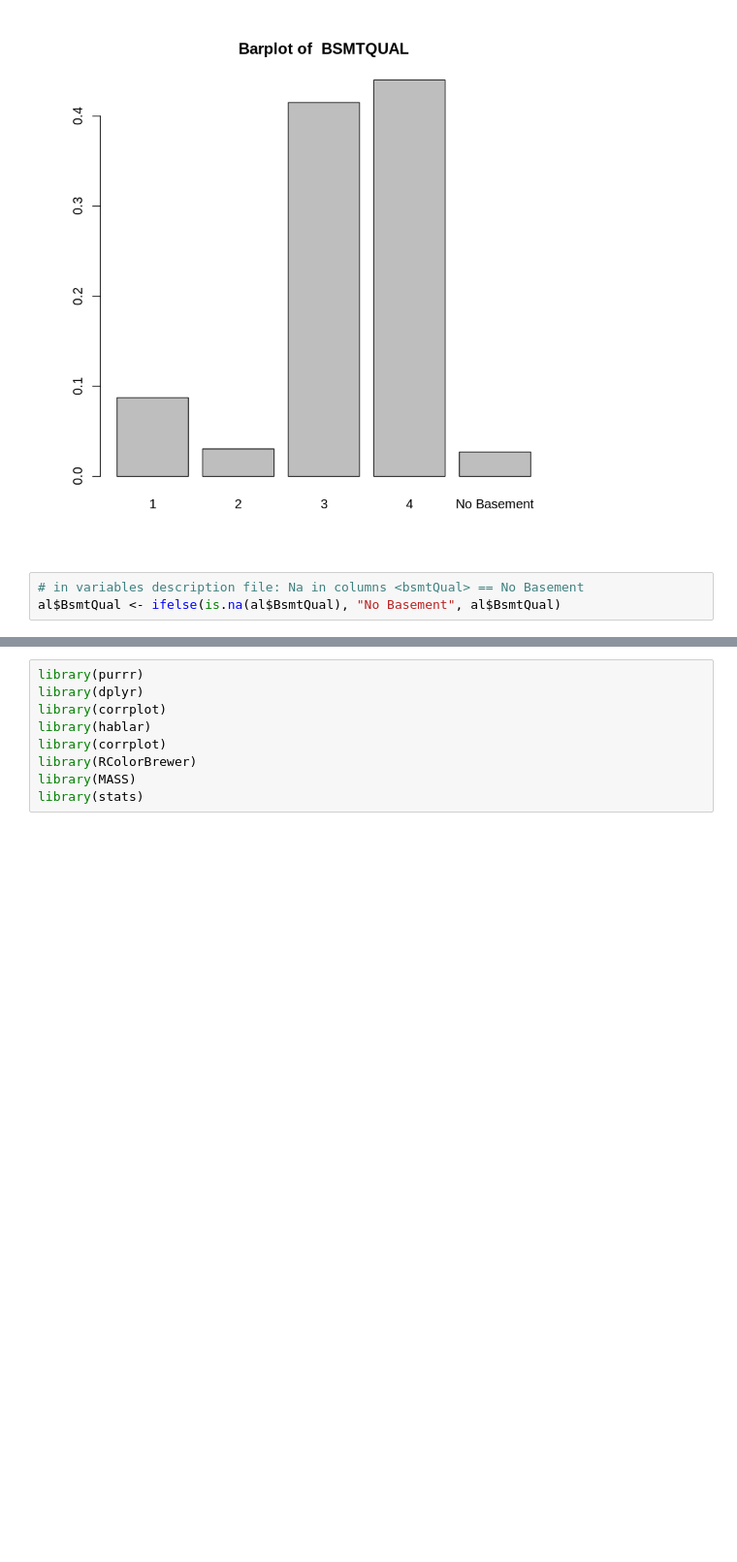
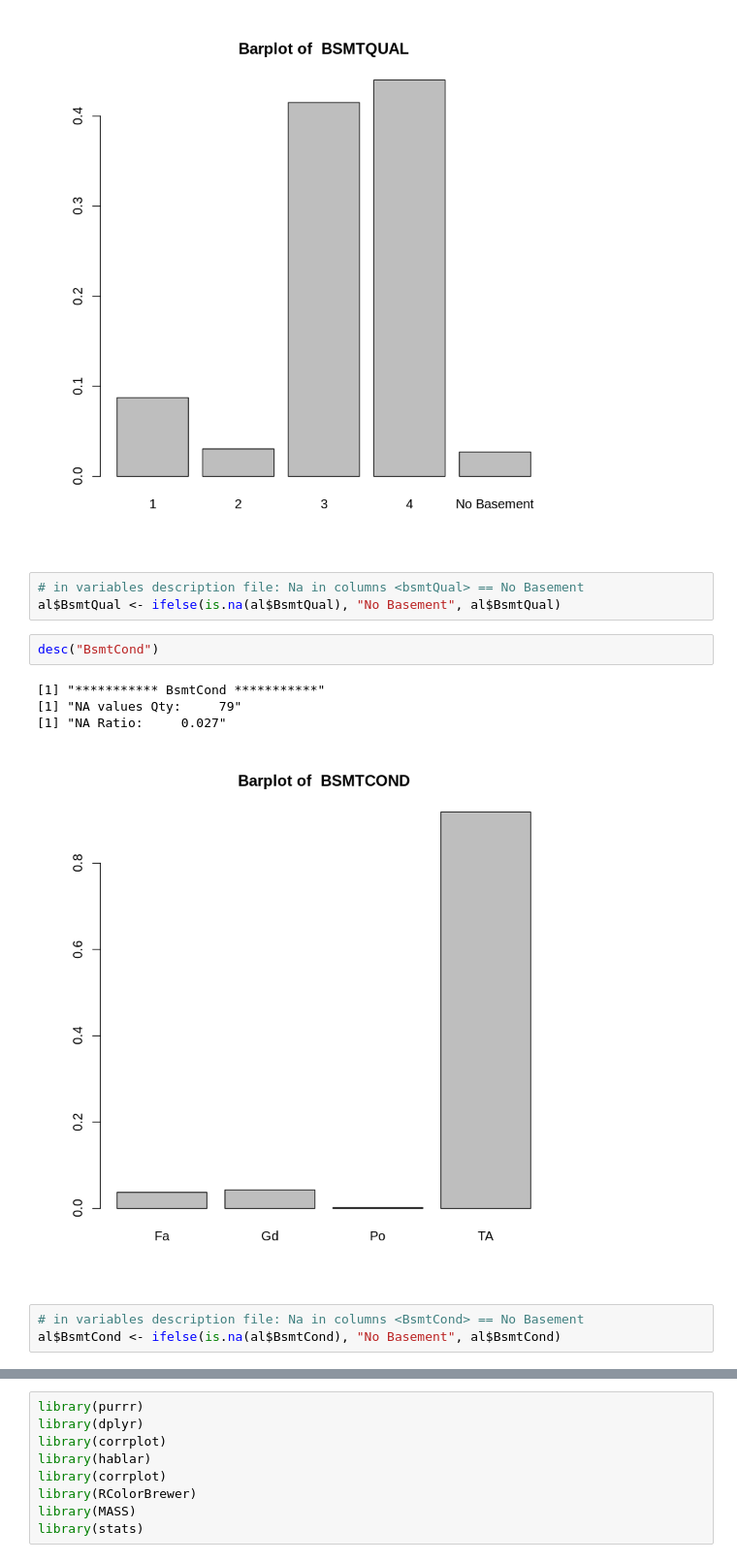
Before and after one commit to amirsaleem1990/Statistics, a Jupyter notebook: House-Prices-Advanced-Regression-Techniques-kaggle-compitation/Untitled1.ipynb, the cells around one changed output, grey strips where cells are left out. Shown at 97% size. Cells and saved outputs as stored; diff of their text form; blank space fills up the shorter version.

```diff
--- a/House-Prices-Advanced-Regression-Techniques-kaggle-compitation/Untitled1.ipynb
+++ b/House-Prices-Advanced-Regression-Techniques-kaggle-compitation/Untitled1.ipynb
@@ -273,3 +273,13 @@ desc("BsmtQual")
 # %%
 # in variables description file: Na in columns <bsmtQual> == No Basement
 al$BsmtQual <- ifelse(is.na(al$BsmtQual), "No Basement", al$BsmtQual)
+# %%
+desc("BsmtCond")
+# %% [output]
+[1] "*********** BsmtCond ***********"
+[1] "NA values Qty:     79"
+[1] "NA Ratio:     0.027"
+[figure, added]
+# %%
+# in variables description file: Na in columns <BsmtCond> == No Basement
+al$BsmtCond <- ifelse(is.na(al$BsmtCond), "No Basement", al$BsmtCond)
```
Also changed, not shown: parts of 2 cells of this notebook.
